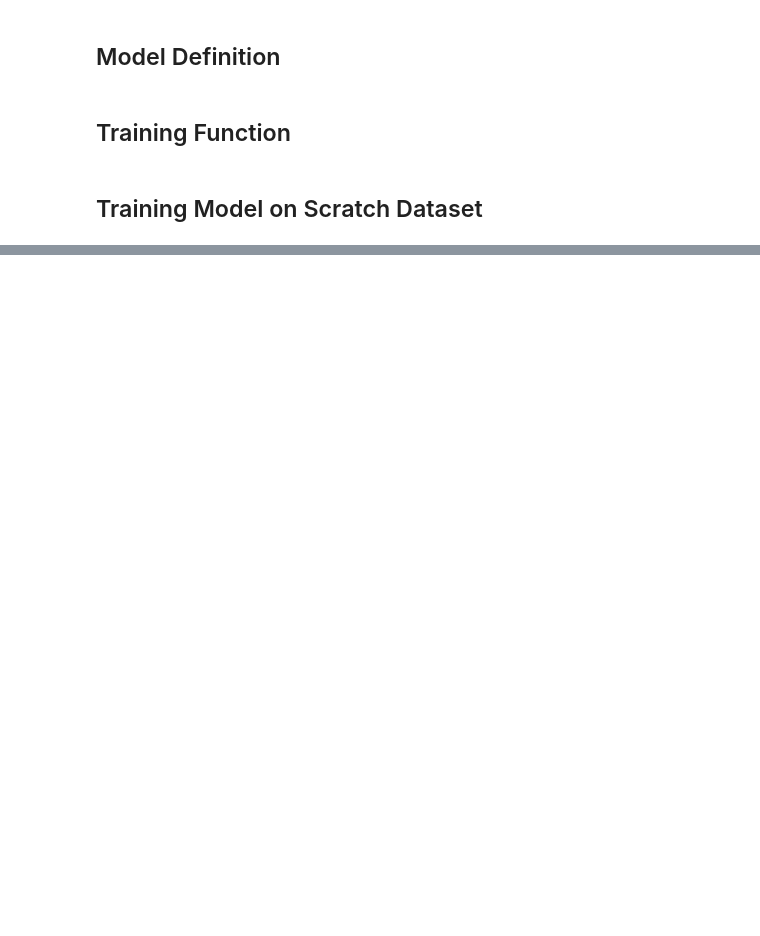
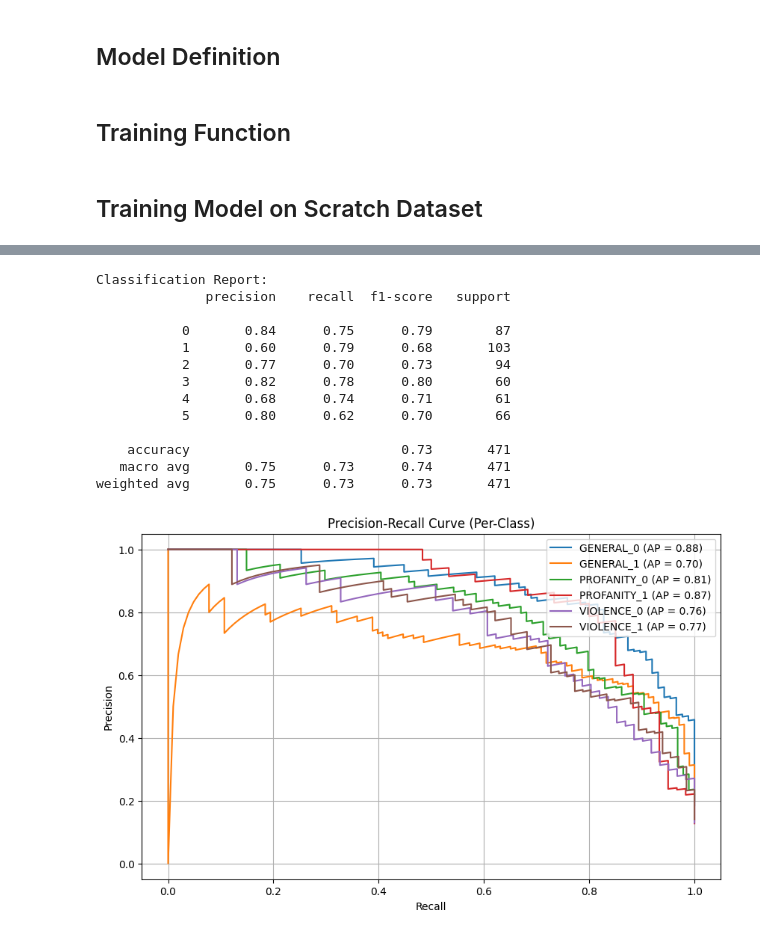
Before and after one commit to angeltamang123/Nepali-Hate-Sentiment-Detection, a Jupyter notebook: nephased/word_embeddings_prototype/Prototyping/nephased-fasttext-baseline.ipynb, the cells around one changed output, grey strips where cells are left out. Saved outputs shown, nothing was run; the diff lists cells and outputs as text; code cells hidden in the pictures; blank space fills up the shorter version.

```diff
--- a/nephased/word_embeddings_prototype/Prototyping/nephased-fasttext-baseline.ipynb
+++ b/nephased/word_embeddings_prototype/Prototyping/nephased-fasttext-baseline.ipynb
@@ -289,0 +426,25 @@ Epoch 20/20, Train Loss: 0.3971, Val Loss: 0.7728
+# %%
+label_map = {
+    0: 'GENERAL_0',
+    1: 'GENERAL_1',
+    2: 'PROFANITY_0',
+    3: 'PROFANITY_1',
+    4: 'VIOLENCE_0',
+    5: 'VIOLENCE_1'
+}
+evaluate_model(scratch_model, scratch_val_loader, label_map)
+# %% [output]
+Classification Report:
+              precision    recall  f1-score   support
+
+           0       0.84      0.75      0.79        87
+           1       0.60      0.79      0.68       103
+           2       0.77      0.70      0.73        94
+           3       0.82      0.78      0.80        60
+           4       0.68      0.74      0.71        61
+           5       0.80      0.62      0.70        66
+
+    accuracy                           0.73       471
+   macro avg       0.75      0.73      0.74       471
+weighted avg       0.75      0.73      0.73       471
+[figure, added]
```
Also changed, not shown: parts of 40 cells of this notebook, 1 other file.
